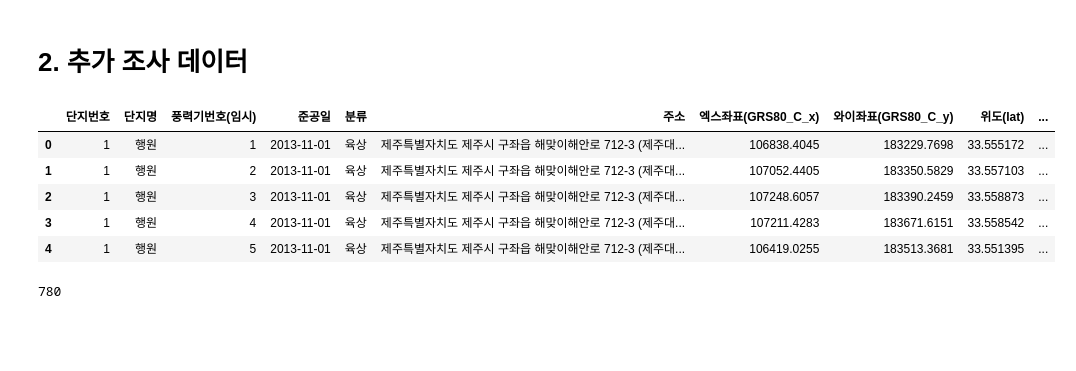
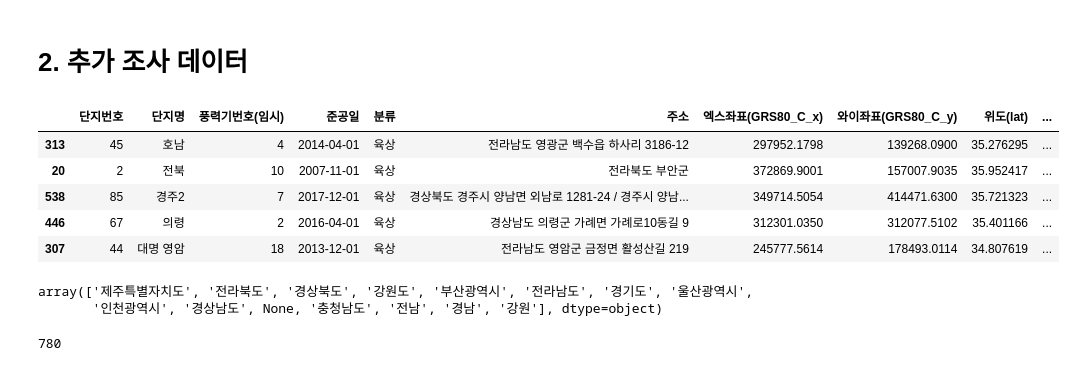
Before and after one commit to hahagoodgood/Renewable-Energy-Generation-Projection, a Jupyter notebook: eda/eda_1.ipynb, the cells around one changed output. Drawn from its saved outputs; the diff is of its cells as text; code cells hidden in the pictures; blank space fills up the shorter version.

```diff
--- a/eda/eda_1.ipynb
+++ b/eda/eda_1.ipynb
@@ -67,11 +81,11 @@ display(df_facility.head())
 # %%
 wind_location_file = '../wind_data/한국에너지공단_풍력기 위치정보_20221231.csv'
 df_location = pd.read_csv(wind_location_file, encoding='euc-kr')
-display(df_location.head())
+display(df_location.sample(5))
 # %% [output]
 |  | 단지번호 | 단지명 | 풍력기번호(임시) | 준공일 | 분류 | 주소 | 엑스좌표(GRS80_C_x) | 와이좌표(GRS80_C_y) | 위도(lat) | ... |
-| 0 | 1 | 행원 | 1 | 2013-11-01 | 육상 | 제주특별자치도 제주시 구좌읍 해맞이해안로 712-3 (제주대... | 106838.4045 | 183229.7698 | 33.555172 | ... |
-| 1 | 1 | 행원 | 2 | 2013-11-01 | 육상 | 제주특별자치도 제주시 구좌읍 해맞이해안로 712-3 (제주대... | 107052.4405 | 183350.5829 | 33.557103 | ... |
-| 2 | 1 | 행원 | 3 | 2013-11-01 | 육상 | 제주특별자치도 제주시 구좌읍 해맞이해안로 712-3 (제주대... | 107248.6057 | 183390.2459 | 33.558873 | ... |
-| 3 | 1 | 행원 | 4 | 2013-11-01 | 육상 | 제주특별자치도 제주시 구좌읍 해맞이해안로 712-3 (제주대... | 107211.4283 | 183671.6151 | 33.558542 | ... |
-| 4 | 1 | 행원 | 5 | 2013-11-01 | 육상 | 제주특별자치도 제주시 구좌읍 해맞이해안로 712-3 (제주대... | 106419.0255 | 183513.3681 | 33.551395 | ... |
+| 313 | 45 | 호남 | 4 | 2014-04-01 | 육상 | 전라남도 영광군 백수읍 하사리 3186-12 | 297952.1798 | 139268.0900 | 35.276295 | ... |
+| 20 | 2 | 전북 | 10 | 2007-11-01 | 육상 | 전라북도 부안군 | 372869.9001 | 157007.9035 | 35.952417 | ... |
+| 538 | 85 | 경주2 | 7 | 2017-12-01 | 육상 | 경상북도 경주시 양남면 외남로 1281-24 / 경주시 양남... | 349714.5054 | 414471.6300 | 35.721323 | ... |
+| 446 | 67 | 의령 | 2 | 2016-04-01 | 육상 | 경상남도 의령군 가례면 가례로10동길 9 | 312301.0350 | 312077.5102 | 35.401166 | ... |
+| 307 | 44 | 대명 영암 | 18 | 2013-12-01 | 육상 | 전라남도 영암군 금정면 활성산길 219 | 245777.5614 | 178493.0114 | 34.807619 | ... |
@@ -78,3 +112,8 @@ display(df_location.head())
+# %%
+df_location['광역지역'].unique()
+# %% [output]
+array(['제주특별자치도', '전라북도', '경상북도', '강원도', '부산광역시', '전라남도', '경기도', '울산광역시',
+       '인천광역시', '경상남도', None, '충청남도', '전남', '경남', '강원'], dtype=object)
 # %%
 len(df_location)
 # %% [output]
```
Also changed, not shown: parts of 37 cells of this notebook, 25 other files.
